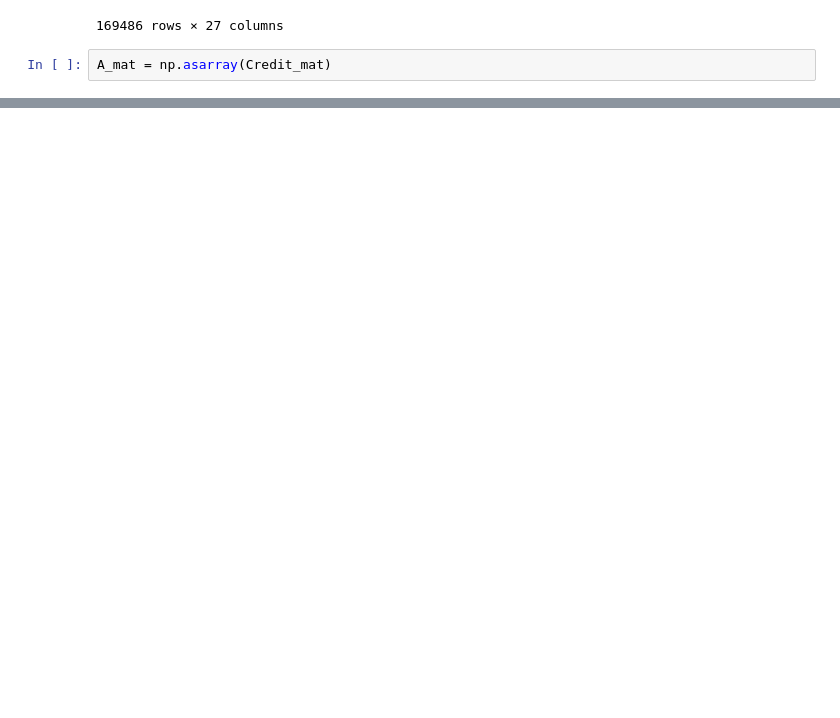
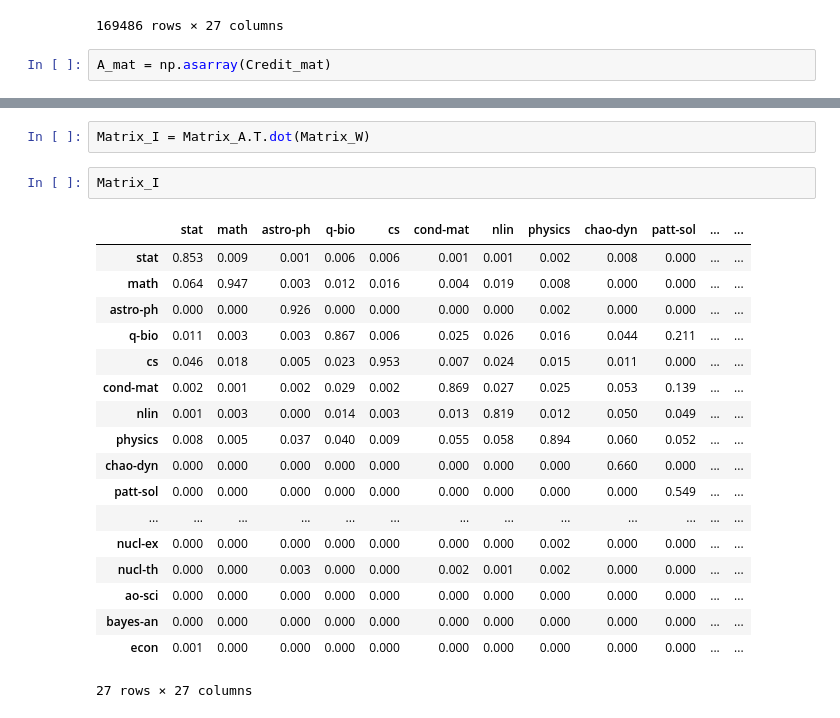
Before and after one commit to tunguyen17/arxiv_Web_scraping, a Jupyter notebook: Romero_P1.ipynb, the cells around one changed output, grey strips where cells are left out. Saved outputs shown, nothing was run; the diff lists cells and outputs as text; blank space fills up the shorter version.

```diff
--- a/Romero_P1.ipynb
+++ b/Romero_P1.ipynb
@@ -219,0 +228,23 @@ pd.DataFrame(Matrix_W)
+# %%
+Matrix_I = Matrix_A.T.dot(Matrix_W)
+# %%
+Matrix_I
+# %% [output]
+|  | stat | math | astro-ph | q-bio | cs | cond-mat | nlin | physics | chao-dyn | patt-sol | ... | ... |
+| stat | 0.853 | 0.009 | 0.001 | 0.006 | 0.006 | 0.001 | 0.001 | 0.002 | 0.008 | 0.000 | ... | ... |
+| math | 0.064 | 0.947 | 0.003 | 0.012 | 0.016 | 0.004 | 0.019 | 0.008 | 0.000 | 0.000 | ... | ... |
+| astro-ph | 0.000 | 0.000 | 0.926 | 0.000 | 0.000 | 0.000 | 0.000 | 0.002 | 0.000 | 0.000 | ... | ... |
+| q-bio | 0.011 | 0.003 | 0.003 | 0.867 | 0.006 | 0.025 | 0.026 | 0.016 | 0.044 | 0.211 | ... | ... |
+| cs | 0.046 | 0.018 | 0.005 | 0.023 | 0.953 | 0.007 | 0.024 | 0.015 | 0.011 | 0.000 | ... | ... |
+| cond-mat | 0.002 | 0.001 | 0.002 | 0.029 | 0.002 | 0.869 | 0.027 | 0.025 | 0.053 | 0.139 | ... | ... |
+| nlin | 0.001 | 0.003 | 0.000 | 0.014 | 0.003 | 0.013 | 0.819 | 0.012 | 0.050 | 0.049 | ... | ... |
+| physics | 0.008 | 0.005 | 0.037 | 0.040 | 0.009 | 0.055 | 0.058 | 0.894 | 0.060 | 0.052 | ... | ... |
+| chao-dyn | 0.000 | 0.000 | 0.000 | 0.000 | 0.000 | 0.000 | 0.000 | 0.000 | 0.660 | 0.000 | ... | ... |
+| patt-sol | 0.000 | 0.000 | 0.000 | 0.000 | 0.000 | 0.000 | 0.000 | 0.000 | 0.000 | 0.549 | ... | ... |
+| ... | ... | ... | ... | ... | ... | ... | ... | ... | ... | ... | ... | ... |
+| nucl-ex | 0.000 | 0.000 | 0.000 | 0.000 | 0.000 | 0.000 | 0.000 | 0.002 | 0.000 | 0.000 | ... | ... |
+| nucl-th | 0.000 | 0.000 | 0.003 | 0.000 | 0.000 | 0.002 | 0.001 | 0.002 | 0.000 | 0.000 | ... | ... |
+| ao-sci | 0.000 | 0.000 | 0.000 | 0.000 | 0.000 | 0.000 | 0.000 | 0.000 | 0.000 | 0.000 | ... | ... |
+| bayes-an | 0.000 | 0.000 | 0.000 | 0.000 | 0.000 | 0.000 | 0.000 | 0.000 | 0.000 | 0.000 | ... | ... |
+| econ | 0.001 | 0.000 | 0.000 | 0.000 | 0.000 | 0.000 | 0.000 | 0.000 | 0.000 | 0.000 | ... | ... |
+27 rows × 27 columns
```
Also changed, not shown: parts of 3 cells of this notebook.
